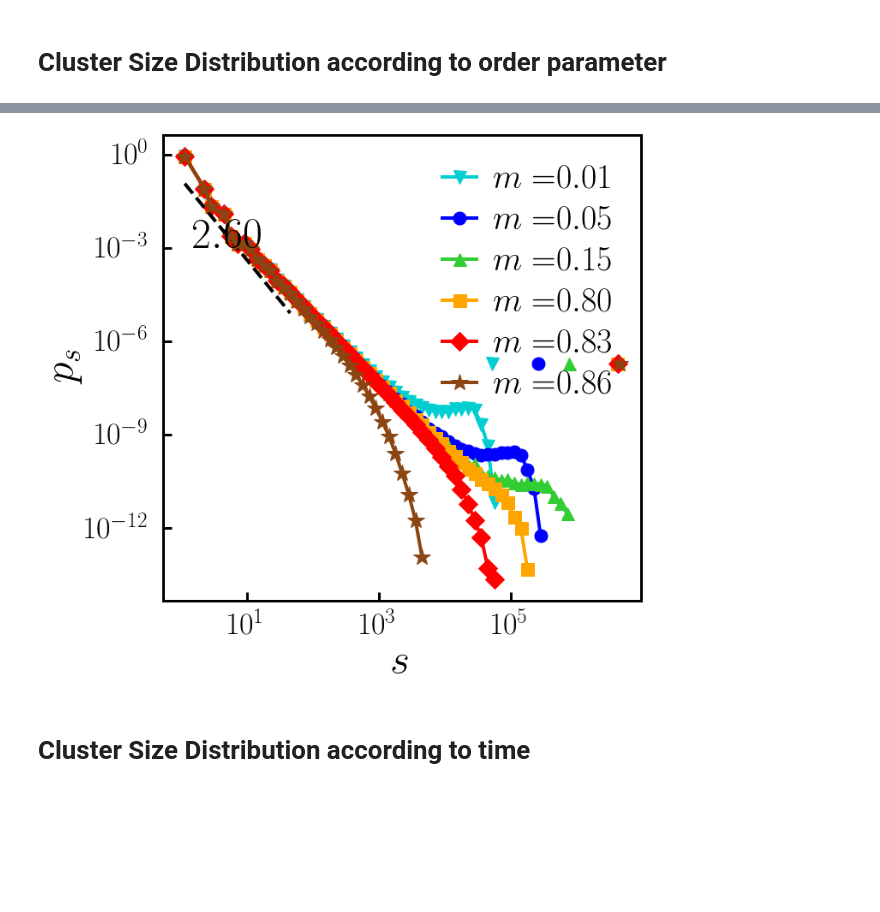
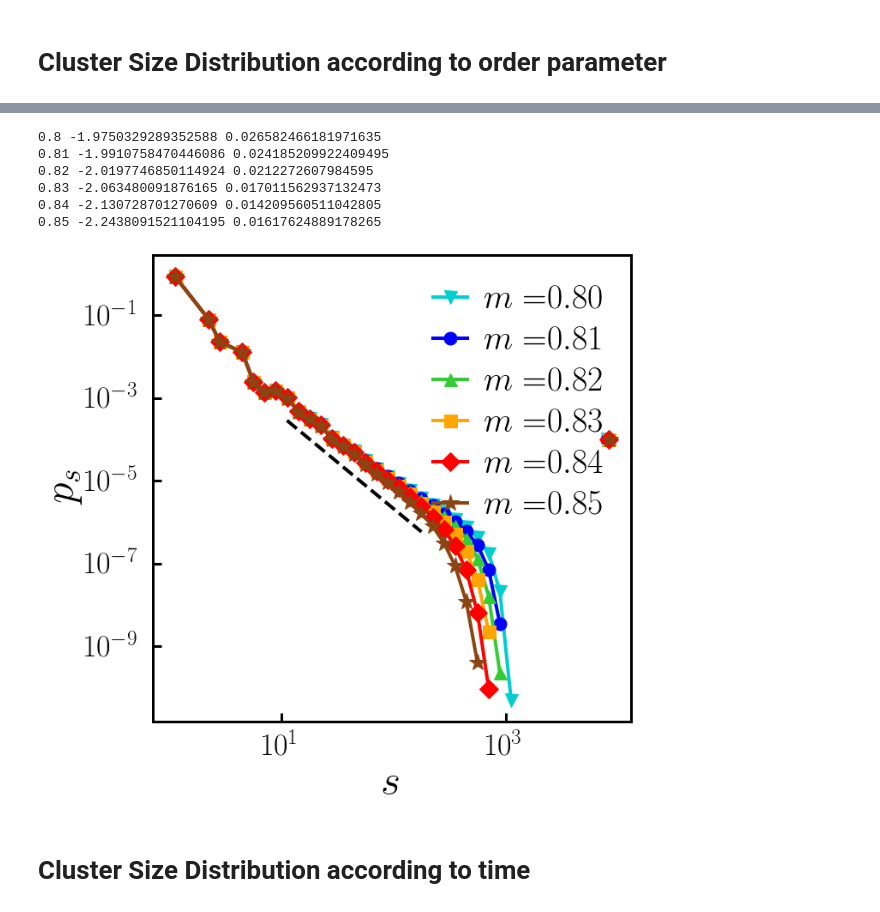
Before and after one commit to hoyunchoi/mBFW-Git, a Jupyter notebook: main-plot.ipynb, the cells around one changed output, grey strips where cells are left out. Cells and saved outputs as stored; diff of their text form; code cells hidden in the pictures; blank space fills up the shorter version.

```diff
--- a/main-plot.ipynb
+++ b/main-plot.ipynb
@@ -13,18 +14,2 @@ from readData import read, readInflection
 # %% [markdown]
 # Read Data
-# %%
-networkSizeList = [1e4, 2e4, 4e4, 8e4, 1.6e5, 3.2e5, 6.4e5, 1.28e6, 2.56e6, 5.12e6, 1.024e7]
-acceptanceThresholdList = [0.2, 0.3, 0.4, 0.5, 0.6, 0.7, 0.8, 0.9, 1.0]
-
-time = {}
-trialTime = {}
-clusterSizeDist = {}
-clusterSizeDist_exact = {}
-clusterSizeDist_time = {}
-meanClusterSize = {}
-meanClusterSize_trial = {}
-orderParameter = {}
-orderParameter_trial = {}
-inflection = {}
-orderParameterVariance = {}
-orderParameterVariance_trial = {}
@@ -208,70 +279,75 @@ plt.show()
 # %%
 _, ax = plt.subplots(figsize=(10,10))
 
-networkSize = 5120000
+networkSize = 10000
 acceptanceThreshold = 0.5
+fitRange = [7, 20]
 
 # default plot
-op = 0.01
+op = 0.8
 cs, dist = clusterSizeDist_exact[networkSize, acceptanceThreshold, op]
 ax.plot(cs, dist, marker='v', color='darkturquoise', label=latexString("m=")+latexFloat(op,2))
 ax.plot(op*networkSize, 1/networkSize, marker='v', color='darkturquoise')
+_,_,tau, residual = logFit(cs[fitRange[0]:fitRange[1]], dist[fitRange[0]:fitRange[1]], offset=0.5)
+print(op, tau, residual[0])
 
-op = 0.05
+op = 0.81
 cs, dist = clusterSizeDist_exact[networkSize, acceptanceThreshold, op]
 ax.plot(cs, dist, marker='o', color='blue', label=latexString("m=")+latexFloat(op,2))
 ax.plot(op*networkSize, 1/networkSize, marker='o', color='blue')
+_,_,tau, residual = logFit(cs[fitRange[0]:fitRange[1]], dist[fitRange[0]:fitRange[1]], offset=0.5)
+print(op, tau, residual[0])
 
-op = 0.15
+op = 0.82
 cs, dist = clusterSizeDist_exact[networkSize, acceptanceThreshold, op]
 ax.plot(cs, dist, marker='^', color='limegreen', label=latexString("m=")+latexFloat(op,2))
 ax.plot(op*networkSize, 1/networkSize, marker='^', color='limegreen')
+_,_,tau, residual = logFit(cs[fitRange[0]:fitRange[1]], dist[fitRange[0]:fitRange[1]], offset=0.5)
+print(op, tau, residual[0])
 
-op = 0.8
+op = 0.83
 cs, dist = clusterSizeDist_exact[networkSize, acceptanceThreshold, op]
 ax.plot(cs, dist, marker='s', color='orange', label=latexString("m=")+latexFloat(op,2))
 ax.plot(op*networkSize, 1/networkSize, marker='s', color='orange')
+_,_,tau, residual = logFit(cs[fitRange[0]:fitRange[1]], dist[fitRange[0]:fitRange[1]], offset=0.5)
+print(op, tau, residual[0])
 
-op = 0.83
+op = 0.84
 cs, dist = clusterSizeDist_exact[networkSize, acceptanceThreshold, op]
 ax.plot(cs, dist, marker='D', color='red', label=latexString("m=")+latexFloat(op,2))
 ax.plot(op*networkSize, 1/networkSize, marker='D', color='red')
+_,_,tau, residual = logFit(cs[fitRange[0]:fitRange[1]], dist[fitRange[0]:fitRange[1]], offset=0.5)
+print(op, tau, residual[0])
 
-# log fit
-fitX, fitY, tau, residual = logFit(cs[0:14], dist[0:14], offset=0.5)
-ax.plot(fitX, fitY, 'k--')
-ax.text(1.5,1e-3, latexFloat(-1*tau,2), fontsize=50)
-
-op = 0.86
+op = 0.85
 cs, dist = clusterSizeDist_exact[networkSize, acceptanceThreshold, op]
 ax.plot(cs, dist, marker='*', markersize=20, color='saddlebrown', label=latexString("m=")+latexFloat(op,2))
 ax.plot(op*networkSize, 1/networkSize, marker='*', markersize=20, color='saddlebrown')
+fitX,fitY,tau, residual = logFit(cs[fitRange[0]:fitRange[1]], dist[fitRange[0]:fitRange[1]], offset=0.5)
+print(op, tau, residual[0])
+
+# log fit
+# fitX, fitY, tau, residual = logFit(cs[0:14], dist[0:14], offset=0.5)
+ax.plot(fitX, fitY, 'k--')
+# ax.text(1.5,1e-3, latexFloat(-1*tau,2), fontsize=50)
 
 # default setting
 ax.set_xlabel(latexString("s"))
 ax.set_ylabel(latexString("p_s"))
 ax.set_xscale('log')
 ax.set_yscale('log')
 ax.legend(loc="upper right")
-# ax.set_xlim([1,1e4])
-# ax.set_ylim([1e-6,1])
-# xtick = [1e0, 1e1, 1e2, 1e3, 1e4]
-# ytick = [1e-6, 1e-4, 1e-2, 1]
-# ax.set_xticks(xtick)
-# ax.set_yticks(ytick)
-# ax.set_xticklabels(list_latexSci(xtick))
-# ax.set_yticklabels(list_latexSci(ytick))
-# minortick_x = matplotlib.ticker.LogLocator(base=1e2, subs=np.append(np.arange(1,10,1),np.arange(10,100,10)))
-# ax.xaxis.set_minor_locator(minortick_x)
-# ax.xaxis.set_minor_formatter(matplotlib.ticker.NullFormatter())
-# minortick_y = matplotlib.ticker.LogLocator(base=1e2, subs=np.arange(10,100,10))
-# ax.yaxis.set_minor_locator(minortick_y)
-# ax.yaxis.set_minor_formatter(matplotlib.ticker.NullFormatter())
 
 # save and show
 plt.show()
 # %% [output]
+0.8 -1.9750329289352588 0.026582466181971635
+0.81 -1.9910758470446086 0.024185209922409495
+0.82 -2.0197746850114924 0.0212272607984595
+0.83 -2.063480091876165 0.017011562937132473
+0.84 -2.130728701270609 0.014209560511042805
+0.85 -2.2438091521104195 0.01617624889178265
-[figure, old version]
+[figure, new version]
 # %% [markdown]
 # Cluster Size Distribution according to time
 # %%
```
Also changed, not shown: parts of 9 cells of this notebook, 2 other files.
